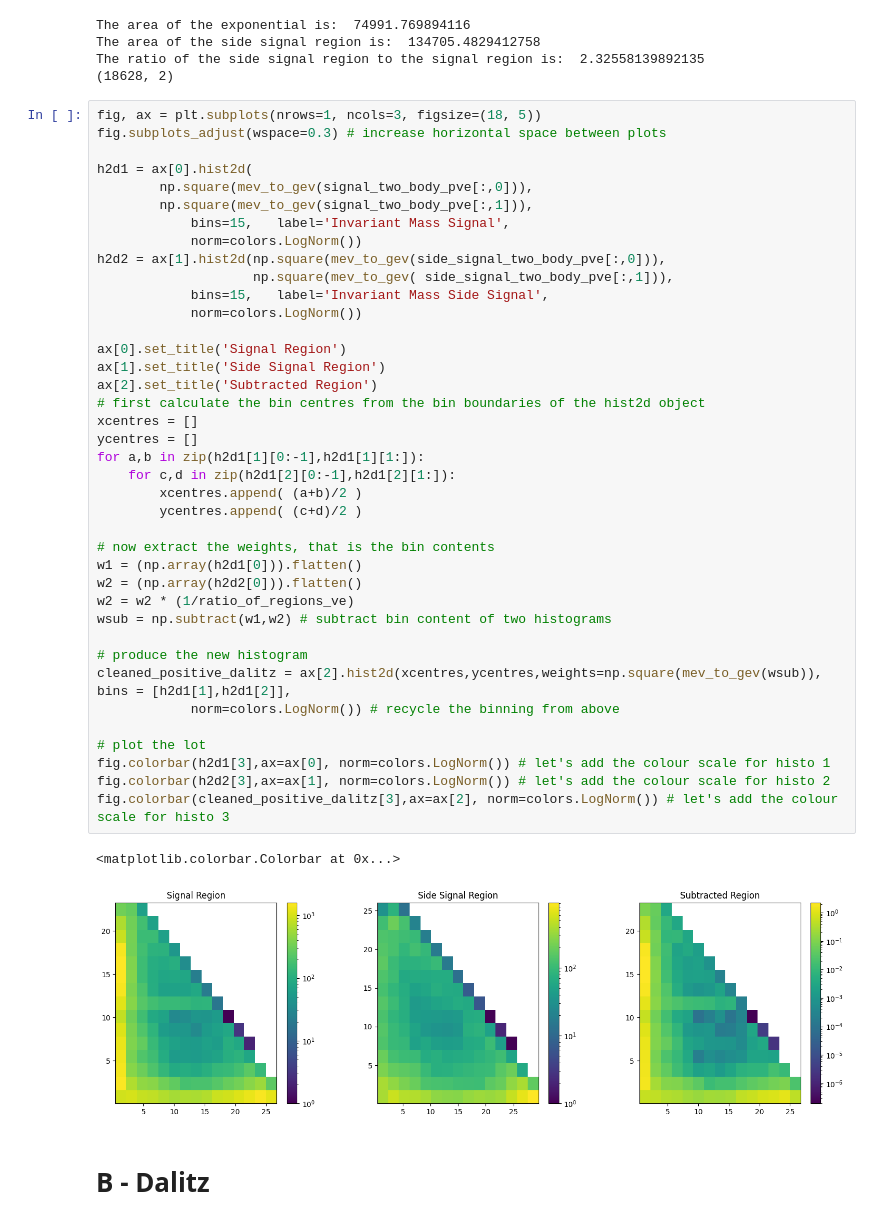
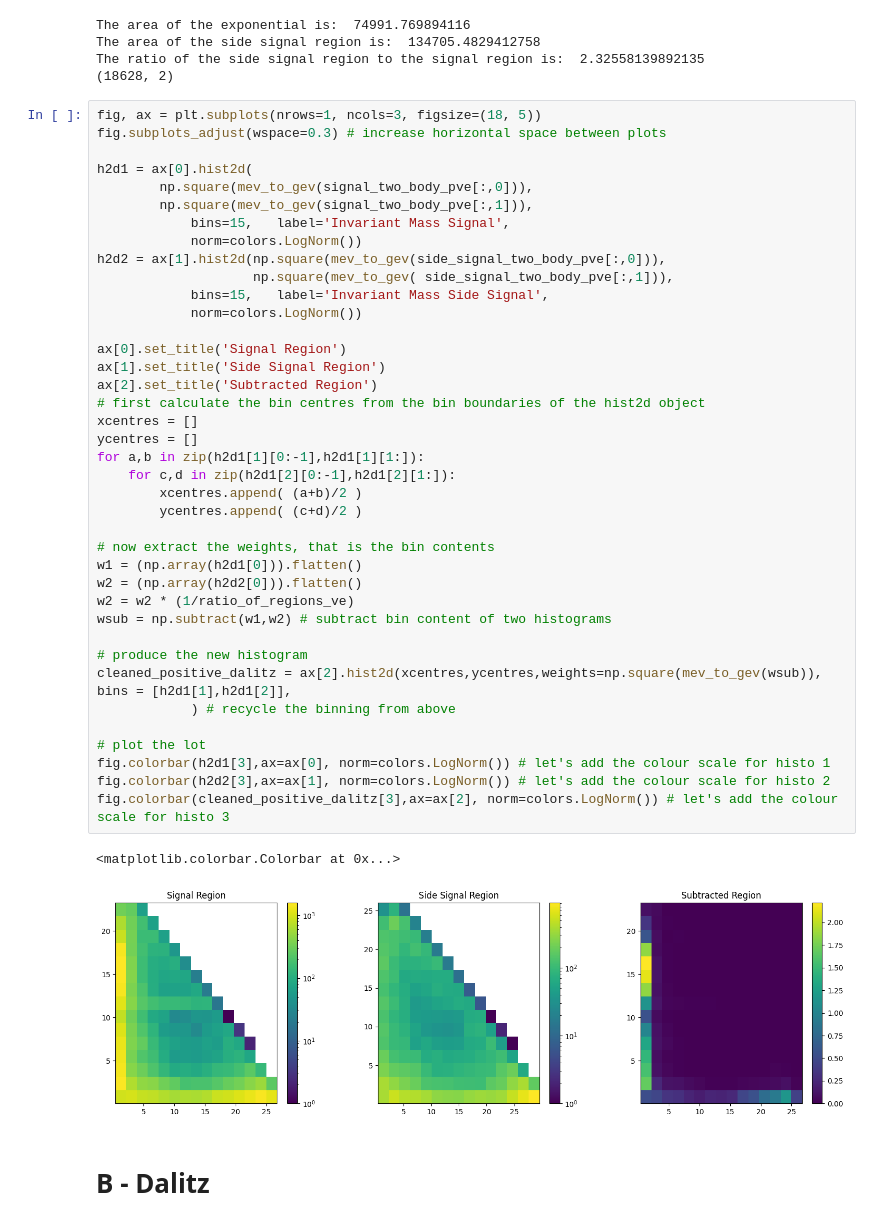
Before and after one commit to aavashsubedi/labs_yr3, a Jupyter notebook: matter_antimatter/aavash.ipynb, the cells around one changed output. Cells and saved outputs as stored; diff of their text form.

```diff
--- a/matter_antimatter/aavash.ipynb
+++ b/matter_antimatter/aavash.ipynb
@@ -1500,35 +1498,35 @@ h2d2 = ax[1].hist2d(np.square(mev_to_gev(side_signal_two_body_pve[:,0])),
                     np.square(mev_to_gev( side_signal_two_body_pve[:,1])),
             bins=15,   label='Invariant Mass Side Signal',
             norm=colors.LogNorm())
 
 ax[0].set_title('Signal Region')
 ax[1].set_title('Side Signal Region')
 ax[2].set_title('Subtracted Region')
 # first calculate the bin centres from the bin boundaries of the hist2d object
 xcentres = []
 ycentres = []
 for a,b in zip(h2d1[1][0:-1],h2d1[1][1:]):
     for c,d in zip(h2d1[2][0:-1],h2d1[2][1:]):
         xcentres.append( (a+b)/2 )
         ycentres.append( (c+d)/2 )
 
 # now extract the weights, that is the bin contents
 w1 = (np.array(h2d1[0])).flatten()
 w2 = (np.array(h2d2[0])).flatten()
 w2 = w2 * (1/ratio_of_regions_ve)
 wsub = np.subtract(w1,w2) # subtract bin content of two histograms
 
 # produce the new histogram
 cleaned_positive_dalitz = ax[2].hist2d(xcentres,ycentres,weights=np.square(mev_to_gev(wsub)), bins = [h2d1[1],h2d1[2]],
-            norm=colors.LogNorm()) # recycle the binning from above
+            ) # recycle the binning from above
 
 # plot the lot
 fig.colorbar(h2d1[3],ax=ax[0], norm=colors.LogNorm()) # let's add the colour scale for histo 1
 fig.colorbar(h2d2[3],ax=ax[1], norm=colors.LogNorm()) # let's add the colour scale for histo 2
 fig.colorbar(cleaned_positive_dalitz[3],ax=ax[2], norm=colors.LogNorm()) # let's add the colour scale for histo 3
 # %% [output]
 <matplotlib.colorbar.Colorbar at 0x...>
-[figure, old version]
+[figure, new version]
 # %% [markdown]
 # B - Dalitz
 # %%
```
Also changed, not shown: parts of 6 cells of this notebook.
